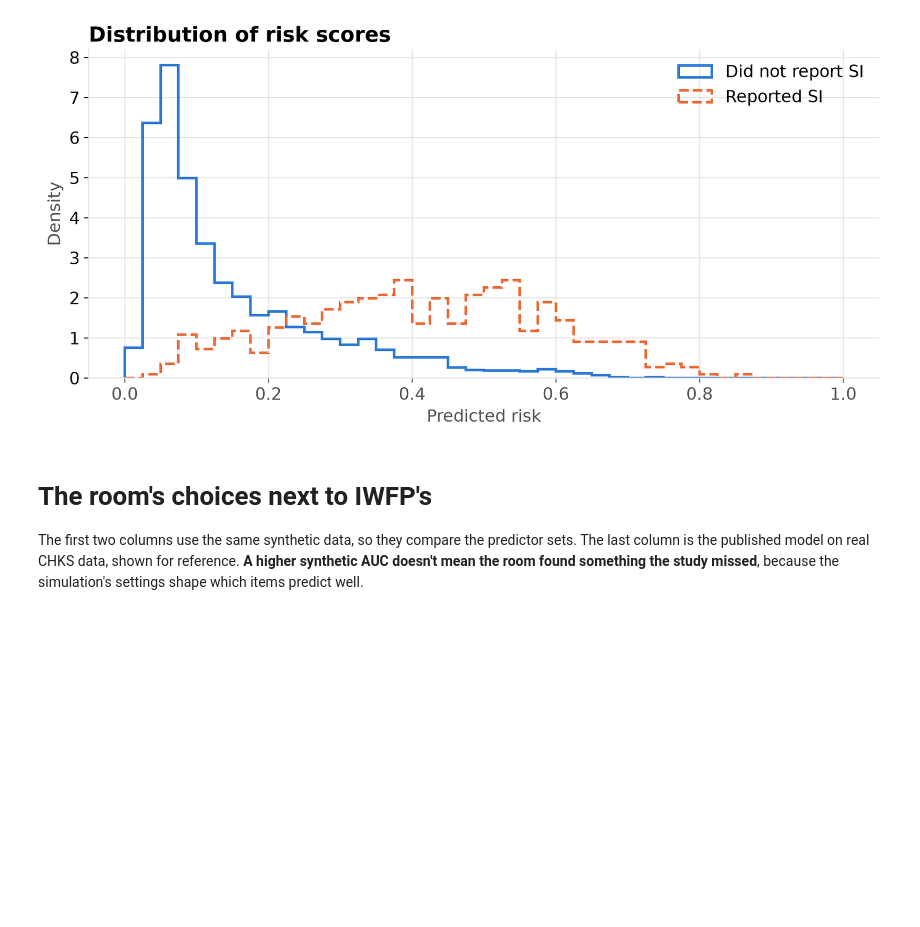
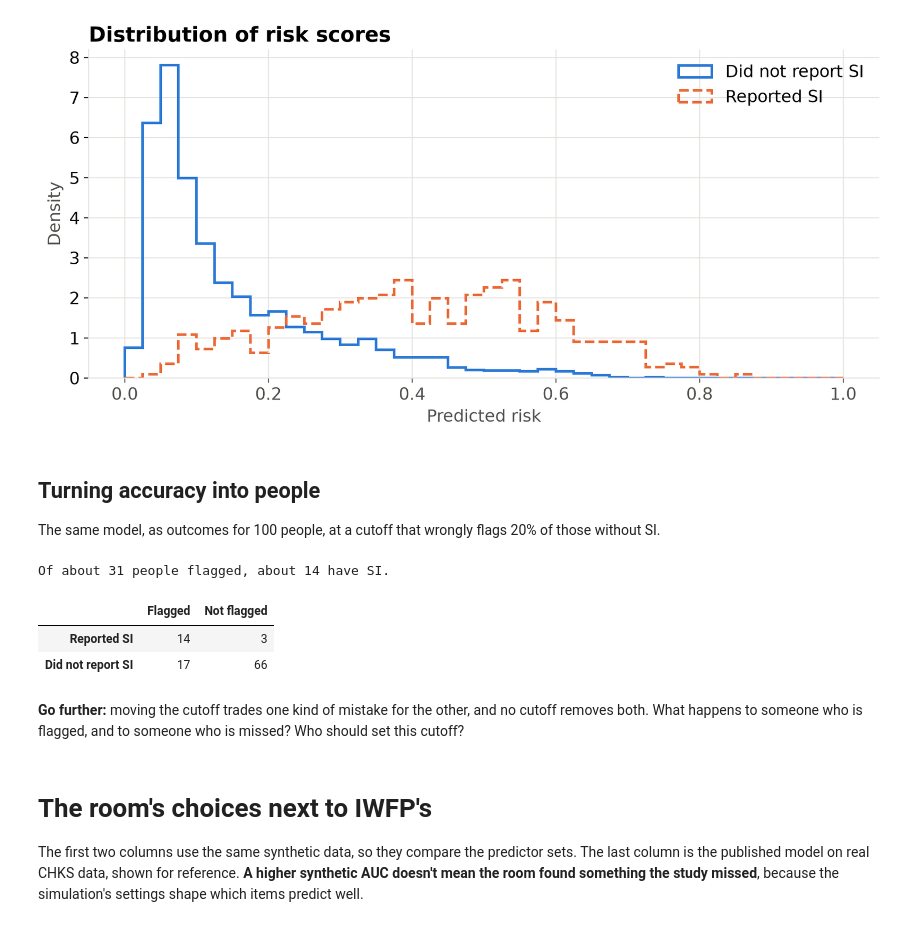
Before and after one commit to vqsierra/IWFP, a Jupyter notebook: live_vote_demo/IWFP_live_vote_demo.ipynb, the cells around one changed output. Saved outputs shown, nothing was run; the diff lists cells and outputs as text; code cells hidden in the pictures; blank space fills up the shorter version.

```diff
--- a/live_vote_demo/IWFP_live_vote_demo.ipynb
+++ b/live_vote_demo/IWFP_live_vote_demo.ipynb
@@ -323,6 +388,26 @@ fig.roc_chart(y, [("Room's items", room_risk, room_perf["auc"]),
 fig.risk_chart(y, room_risk);
 # %% [output]
 [figure]
+# %% [markdown]
+## Turning accuracy into people
+
+The same model, as outcomes for 100 people, at a cutoff that wrongly flags 20% of those without SI.
+# %%
+people = pl.per_100_people(y, room_risk, false_alarm=0.2)
+flagged_total = round(people["flagged_with"]) + round(people["flagged_without"])
+print(f"Of about {flagged_total} people flagged, about {people['flagged_with']:.0f} have SI.")
+pd.DataFrame(
+    {"Flagged": [round(people["flagged_with"]), round(people["flagged_without"])],
+     "Not flagged": [round(people["missed_with"]), round(people["clear_without"])]},
+    index=["Reported SI", "Did not report SI"],
+)
+# %% [output]
+Of about 31 people flagged, about 14 have SI.
+|  | Flagged | Not flagged |
+| Reported SI | 14 | 3 |
+| Did not report SI | 17 | 66 |
+# %% [markdown]
+**Go further:** moving the cutoff trades one kind of mistake for the other, and no cutoff removes both. What happens to someone who is flagged, and to someone who is missed? Who should set this cutoff?
 # %% [markdown]
 # The room's choices next to IWFP's
 
```
Also changed, not shown: parts of 21 cells of this notebook, 3 other files.
